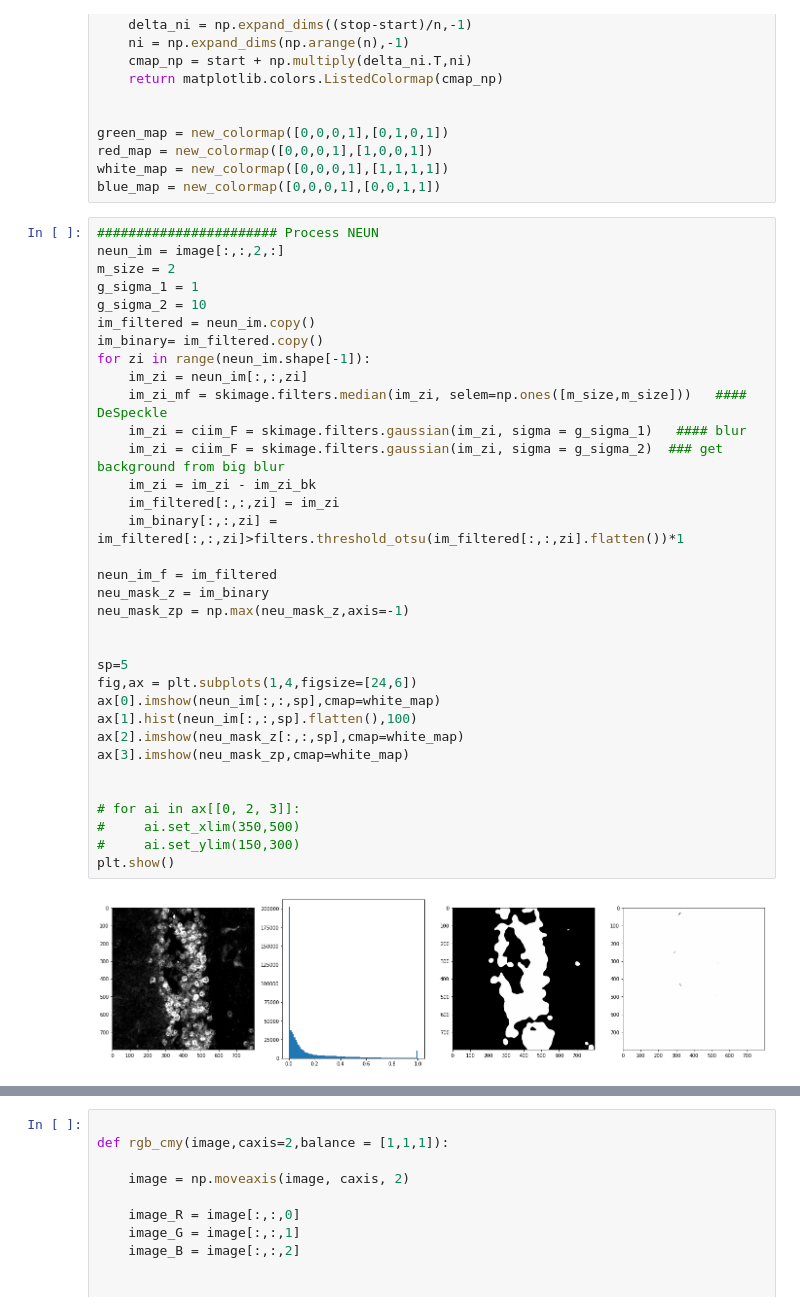
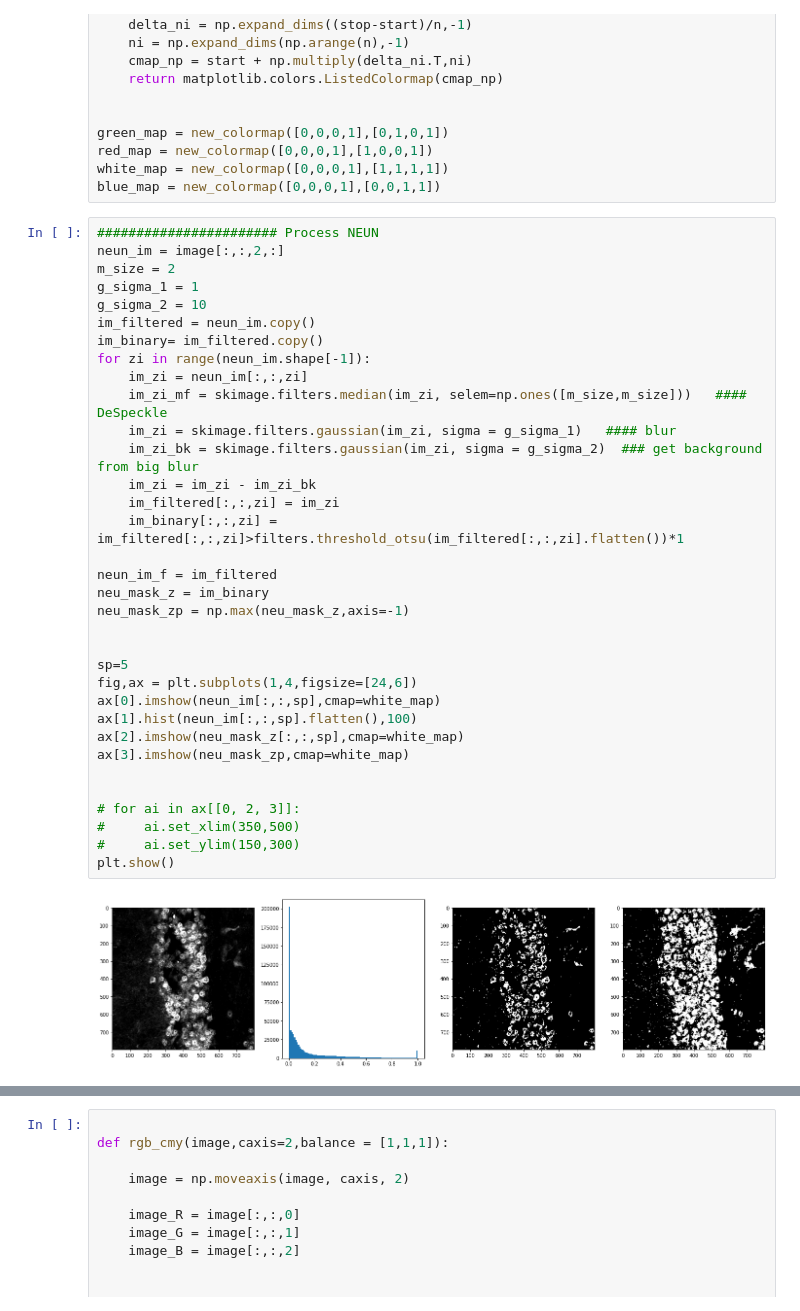
Before and after one commit to dtabuena/Images, a Jupyter notebook: Sample_Nell2.ipynb, the cells around one changed output, grey strips where cells are left out. Cells and saved outputs as stored; diff of their text form.

```diff
--- a/Sample_Nell2.ipynb
+++ b/Sample_Nell2.ipynb
@@ -101,36 +101,36 @@ neun_im = image[:,:,2,:]
 m_size = 2
 g_sigma_1 = 1
 g_sigma_2 = 10
 im_filtered = neun_im.copy()
 im_binary= im_filtered.copy()
 for zi in range(neun_im.shape[-1]):
     im_zi = neun_im[:,:,zi]
     im_zi_mf = skimage.filters.median(im_zi, selem=np.ones([m_size,m_size]))   #### DeSpeckle
-    im_zi = ciim_F = skimage.filters.gaussian(im_zi, sigma = g_sigma_1)   #### blur
-    im_zi = ciim_F = skimage.filters.gaussian(im_zi, sigma = g_sigma_2)  ### get background from big blur
+    im_zi = skimage.filters.gaussian(im_zi, sigma = g_sigma_1)   #### blur
+    im_zi_bk = skimage.filters.gaussian(im_zi, sigma = g_sigma_2)  ### get background from big blur
     im_zi = im_zi - im_zi_bk
     im_filtered[:,:,zi] = im_zi
     im_binary[:,:,zi] = im_filtered[:,:,zi]>filters.threshold_otsu(im_filtered[:,:,zi].flatten())*1
 
 neun_im_f = im_filtered
 neu_mask_z = im_binary
 neu_mask_zp = np.max(neu_mask_z,axis=-1)
 
 
 sp=5
 fig,ax = plt.subplots(1,4,figsize=[24,6])
 ax[0].imshow(neun_im[:,:,sp],cmap=white_map)
 ax[1].hist(neun_im[:,:,sp].flatten(),100)
 ax[2].imshow(neu_mask_z[:,:,sp],cmap=white_map)
 ax[3].imshow(neu_mask_zp,cmap=white_map)
 
 
 # for ai in ax[[0, 2, 3]]:
 #     ai.set_xlim(350,500)
 #     ai.set_ylim(150,300)
 plt.show()
 # %% [output]
-[figure, old version]
+[figure, new version]
 # %%
 ####################### Process mcherry
 mcherry_im = image[:,:,1,:]
```
Also changed, not shown: parts of 10 cells of this notebook.
